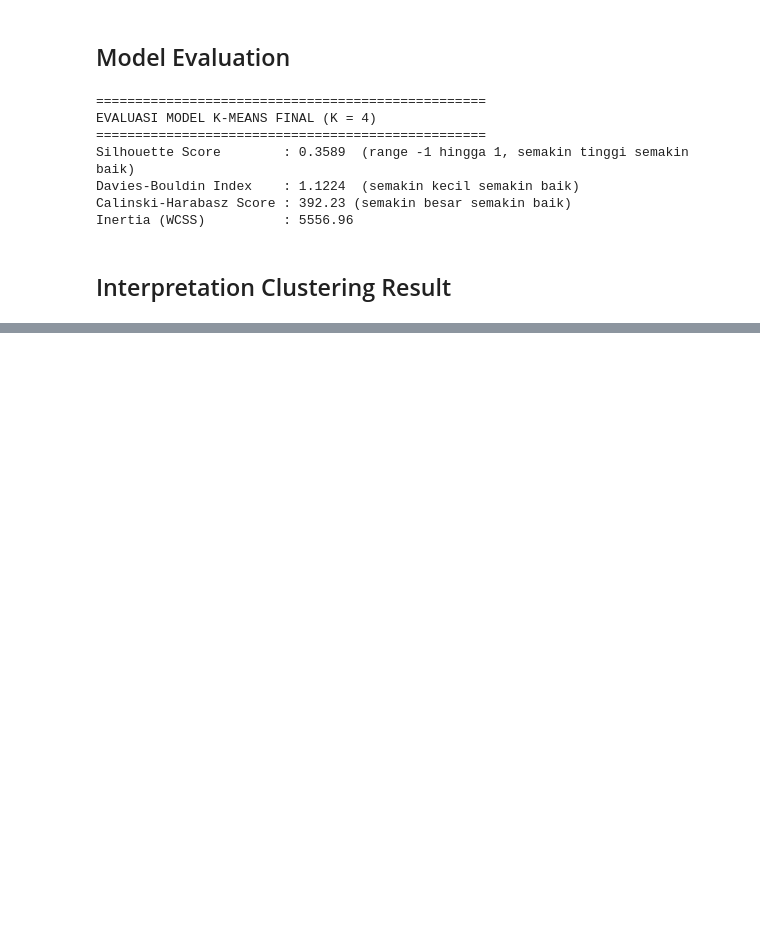
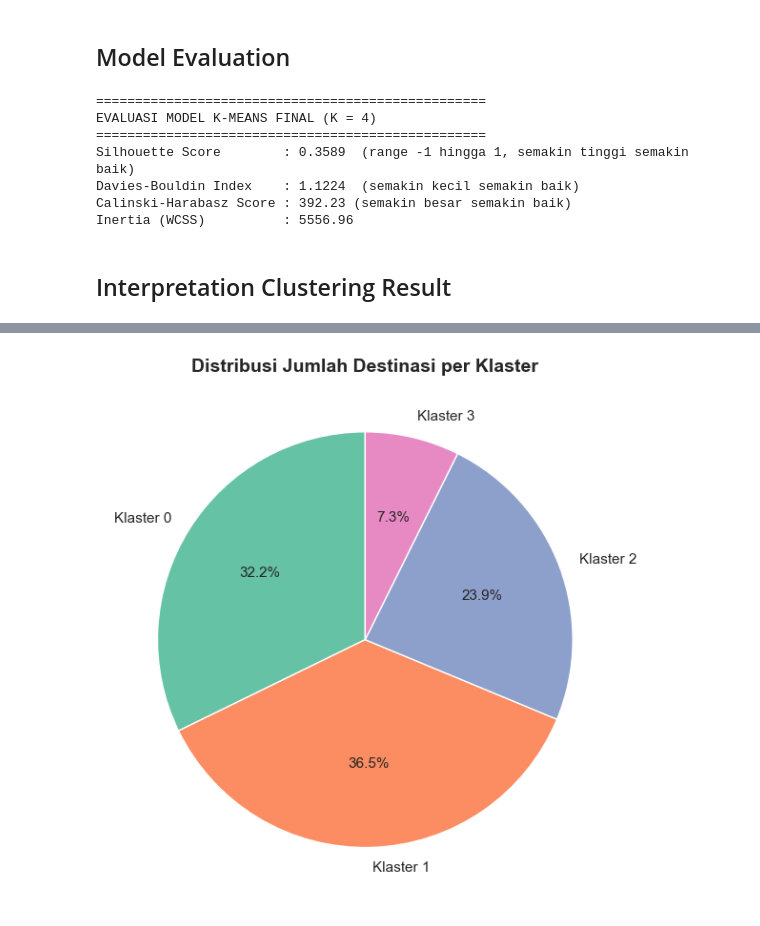
Before and after one commit to agungtrisutaji/balinavi-smart-travel, a Jupyter notebook: notebooks/02_clusterring.ipynb, the cells around one changed output, grey strips where cells are left out. Cells and saved outputs as stored; diff of their text form; code cells hidden in the pictures; blank space fills up the shorter version.

Commit message:
feat: Interpretation Clustering Result

```diff
--- a/notebooks/02_clusterring.ipynb
+++ b/notebooks/02_clusterring.ipynb
@@ -314,0 +386,17 @@ Inertia (WCSS)          : 5556.96
+# %%
+# ============================================================
+# VISUALISASI 1: DISTRIBUSI KLASTER (PIE CHART)
+# ============================================================
+
+cluster_counts = df['cluster'].value_counts().sort_index()
+labels_pie = [f'Klaster {i}' for i in cluster_counts.index]
+
+plt.figure(figsize=(8, 6))
+plt.pie(cluster_counts, labels=labels_pie, autopct='%1.1f%%',
+        startangle=90, colors=sns.color_palette('Set2', K_OPTIMAL))
+plt.title('Distribusi Jumlah Destinasi per Klaster', fontsize=14, fontweight='bold')
+plt.tight_layout()
+plt.savefig('distribusi_klaster.png', dpi=150)
+plt.show()
+# %% [output]
+[figure, added]
```
Also changed, not shown: parts of 5 cells of this notebook, 5 other files.
